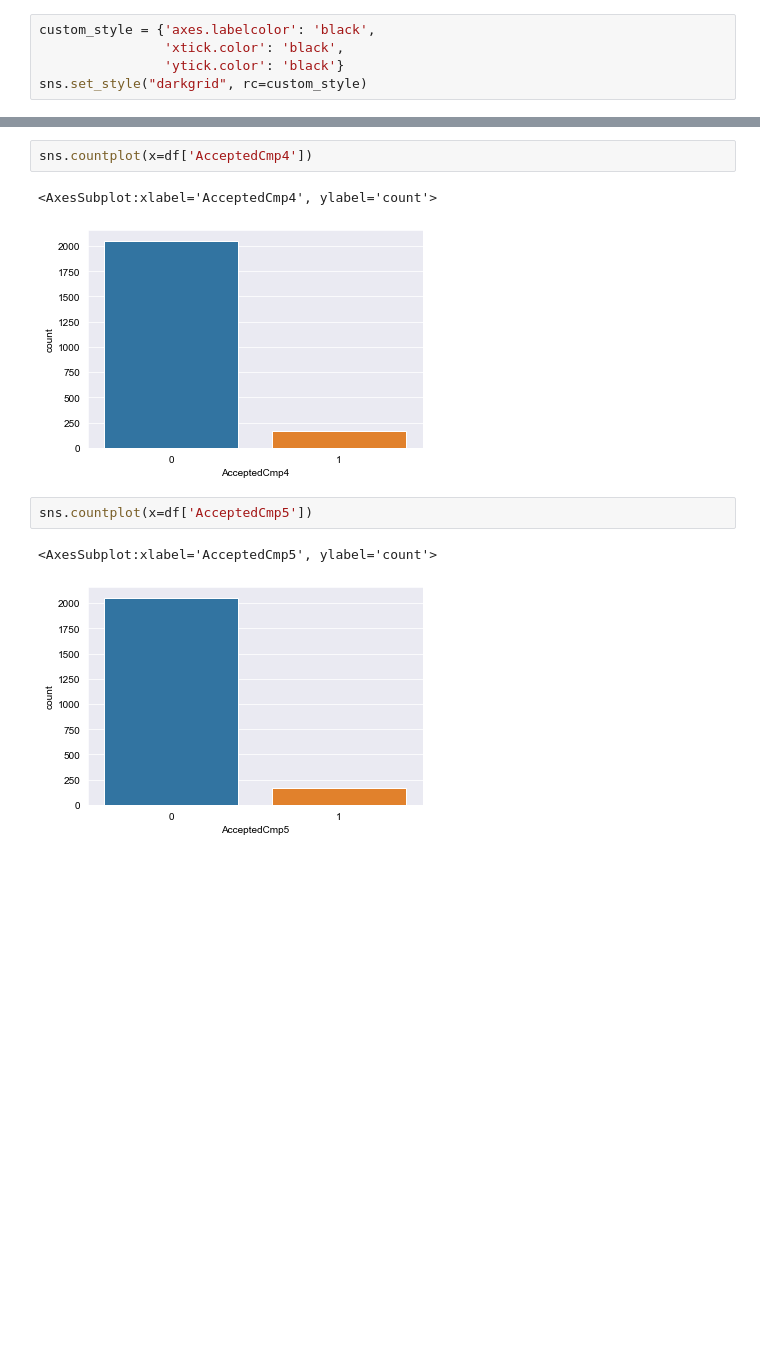
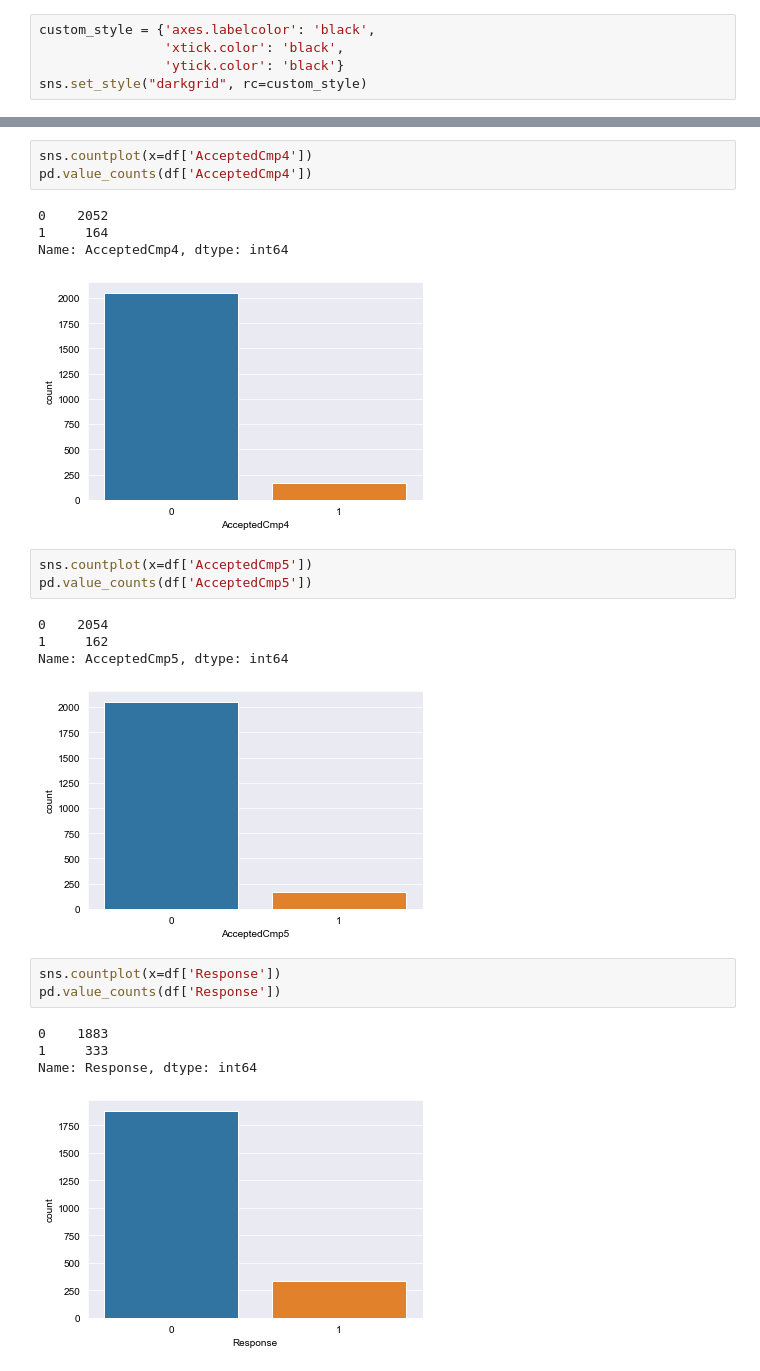
Before and after one commit to Michael-Austin-Mesa/grocer-marketing-project, a Jupyter notebook: explore.ipynb, the cells around one changed output, grey strips where cells are left out. Cells and saved outputs as stored; diff of their text form; blank space fills up the shorter version.

```diff
--- a/explore.ipynb
+++ b/explore.ipynb
@@ -101,11 +116,25 @@ sns.countplot(x=df['AcceptedCmp3'])
 [figure]
 # %%
 sns.countplot(x=df['AcceptedCmp4'])
+pd.value_counts(df['AcceptedCmp4'])
 # %% [output]
-<AxesSubplot:xlabel='AcceptedCmp4', ylabel='count'>
+0    2052
+1     164
+Name: AcceptedCmp4, dtype: int64
 [figure]
 # %%
 sns.countplot(x=df['AcceptedCmp5'])
+pd.value_counts(df['AcceptedCmp5'])
 # %% [output]
-<AxesSubplot:xlabel='AcceptedCmp5', ylabel='count'>
+0    2054
+1     162
+Name: AcceptedCmp5, dtype: int64
 [figure]
+# %%
+sns.countplot(x=df['Response'])
+pd.value_counts(df['Response'])
+# %% [output]
+0    1883
+1     333
+Name: Response, dtype: int64
+[figure, added]
```
Also changed, not shown: parts of 4 cells of this notebook.
